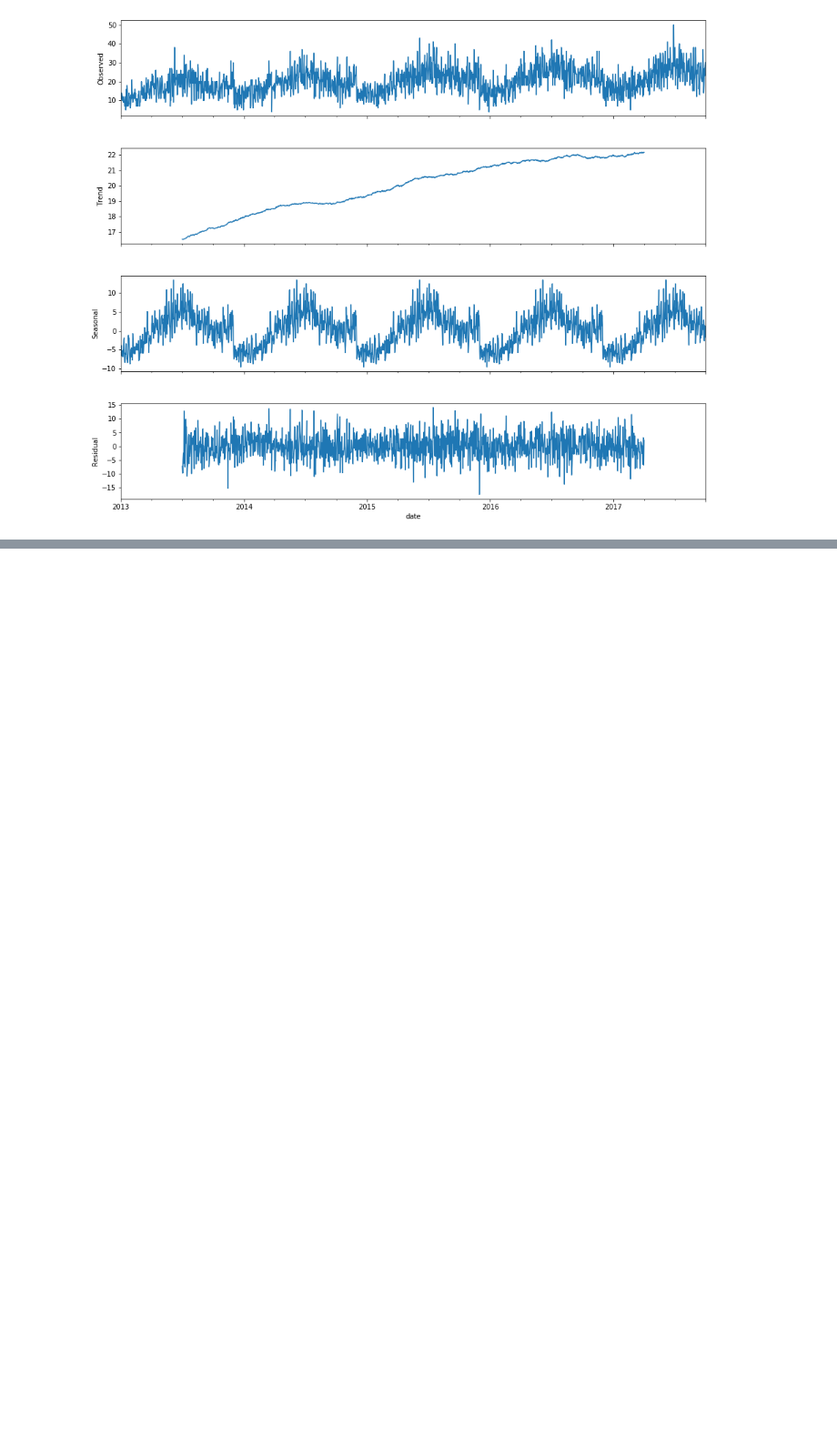
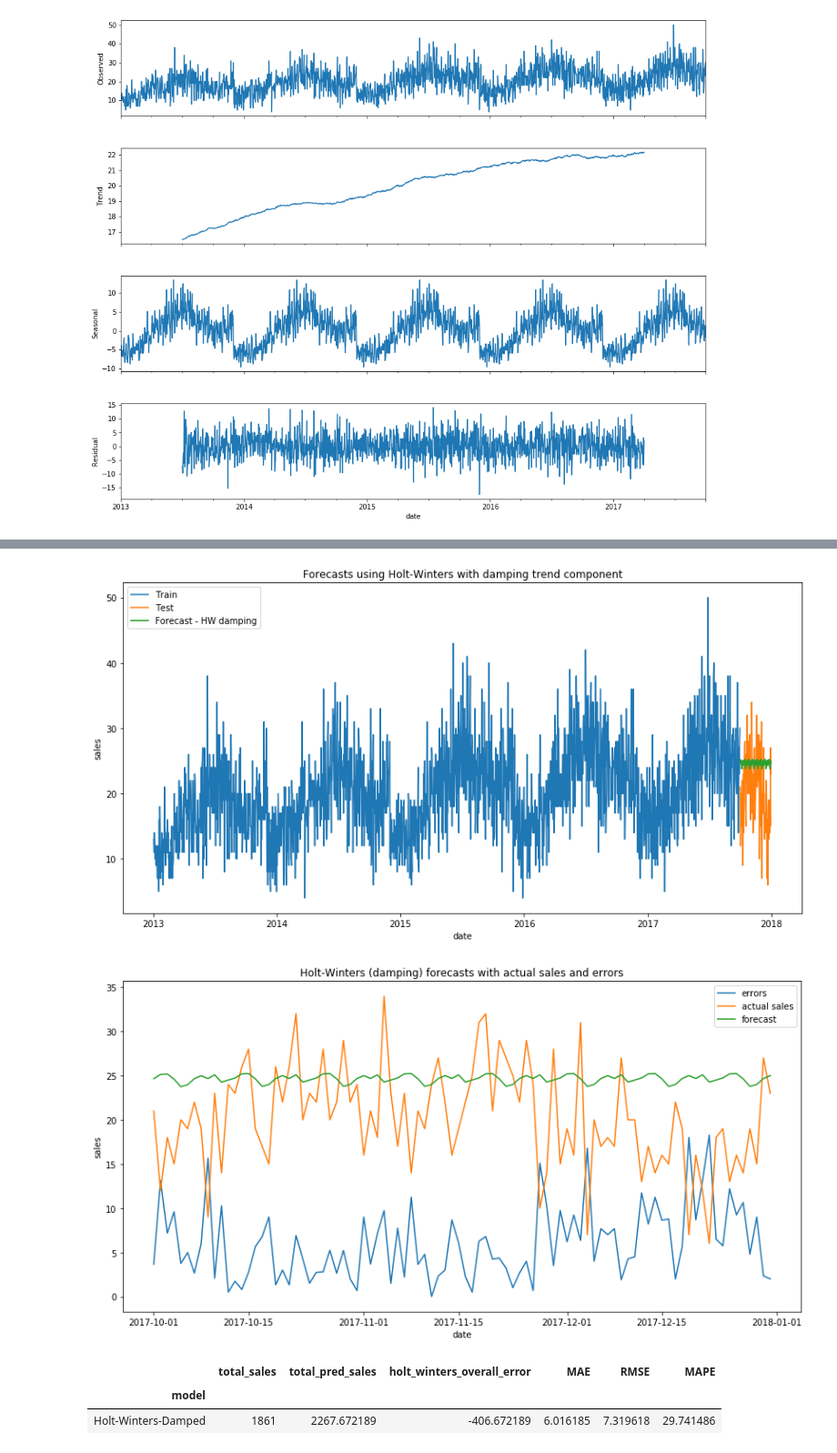
Before and after one commit to akshitvjain/product-sales-forecasting, a Jupyter notebook: notebook-sales-demand-forecasting.ipynb, the cells around one changed output, grey strips where cells are left out. Shown: that part at 91% size. Saved outputs shown, nothing was run; the diff lists cells and outputs as text; code cells hidden in the pictures; blank space fills up the shorter version.

```diff
--- a/notebook-sales-demand-forecasting.ipynb
+++ b/notebook-sales-demand-forecasting.ipynb
@@ -216,0 +283,42 @@ fig.set_size_inches(14, 12)
+# %%
+# Merge predictions and actual sales into one df
+errors_df_hwd = pd.merge(test_df, pred_fit_2, left_on='date', right_on='index')
+errors_df_hwd = errors_df_hwd[['date', 'sales','pred_sales']]
+errors_df_hwd['errors'] = errors_df_hwd.sales - errors_df_hwd.pred_sales
+errors_df_hwd.insert(0, 'model', 'Holt-Winters-Damped')
+
+
+# Evaluate the predictions for Holt-Winters without damping trend component
+plt.figure(figsize=(14,7))
+plt.plot(train_df['date'], train_df['sales'], label='Train')
+plt.plot(test_df['date'], test_df['sales'], label='Test')
+plt.plot(errors_df_hwd['date'], errors_df_hwd['pred_sales'], label='Forecast - HW damping')
+plt.legend(loc='best')
+plt.xlabel('date')
+plt.ylabel('sales')
+plt.title('Forecasts using Holt-Winters with damping trend component')
+plt.show()
+
+plt.figure(figsize=(14,7))
+plt.plot(errors_df_hwd['date'], np.abs(errors_df_hwd['errors']), label='errors')
+plt.plot(errors_df_hwd['date'], errors_df_hwd['sales'], label='actual sales')
+plt.plot(errors_df_hwd['date'], errors_df_hwd['pred_sales'], label='forecast')
+plt.legend(loc='best')
+plt.xlabel('date')
+plt.ylabel('sales')
+plt.title('Holt-Winters (damping) forecasts with actual sales and errors')
+plt.show()
+
+result_df_hwd = errors_df_hwd.groupby('model').agg(total_sales=('sales', 'sum'),
+                                          total_pred_sales=('pred_sales', 'sum'),
+                                          holt_winters_overall_error=('errors', 'sum'),
+                                          MAE=('errors', mae),
+                                          RMSE=('errors', rmse),
+                                          MAPE=('errors', mape))
+result_df_hwd
+# %% [output]
+[figure, added]
+[figure, added]
+|  | total_sales | total_pred_sales | holt_winters_overall_error | MAE | RMSE | MAPE |
+| model |  |  |  |  |  |  |
+| Holt-Winters-Damped | 1861 | 2267.672189 | -406.672189 | 6.016185 | 7.319618 | 29.741486 |
```
Also changed, not shown: parts of 6 cells of this notebook.
